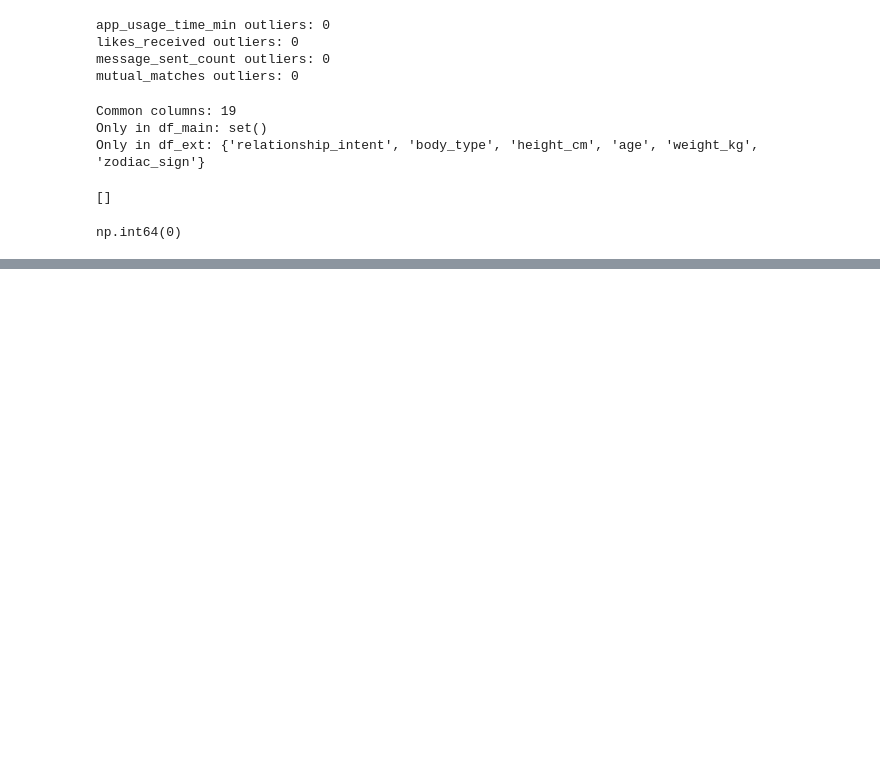
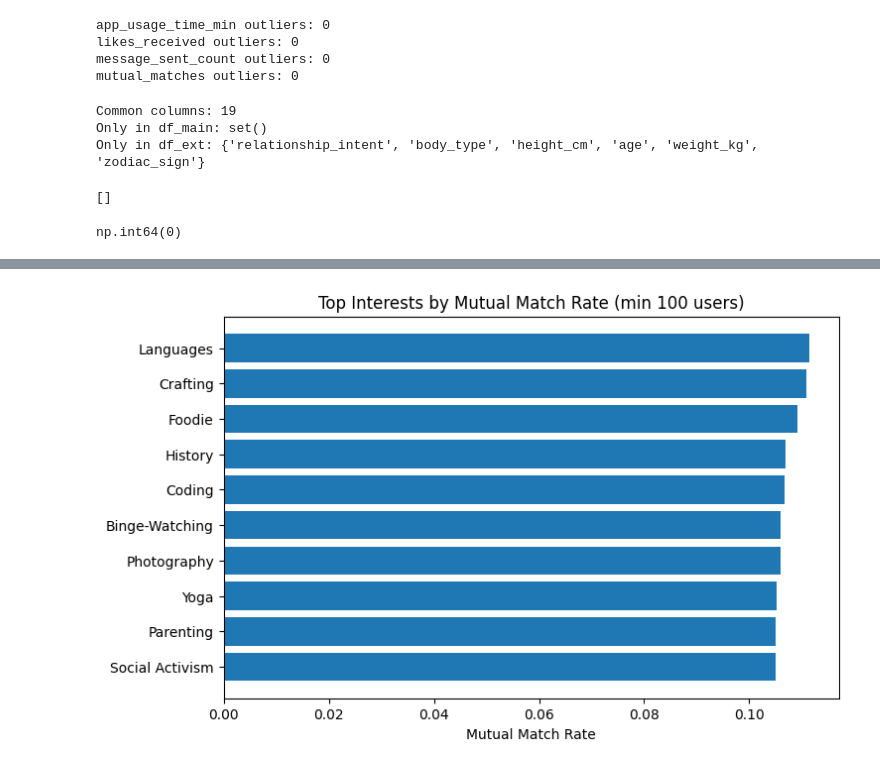
Before and after one commit to chiaralanzi93-create/machine_learning_dating_app_project, a Jupyter notebook: notebooks/eda_initial_ouhai.ipynb, the cells around one changed output, grey strips where cells are left out. Cells and saved outputs as stored; diff of their text form; code cells hidden in the pictures; blank space fills up the shorter version.

```diff
--- a/notebooks/eda_initial_ouhai.ipynb
+++ b/notebooks/eda_initial_ouhai.ipynb
@@ -209,0 +264,31 @@ np.int64(0)
+# %%
+
+df_interest = df_ext[['interest_tags', 'match_outcome']].dropna()
+df_interest = df_interest.assign(
+    interest=df_interest['interest_tags'].str.split(', ')
+).explode('interest')
+
+df_interest['is_mutual_match'] = (
+    df_interest['match_outcome'] == 'Mutual Match'
+).astype(int)
+
+interest_counts = df_interest['interest'].value_counts()
+valid_interests = interest_counts[interest_counts >= 100].index
+
+interest_match_rate_filtered = (
+    df_interest[df_interest['interest'].isin(valid_interests)]
+    .groupby('interest')['is_mutual_match']
+    .mean()
+    .sort_values(ascending=False)
+)
+
+top_interests = interest_match_rate_filtered.head(10)
+
+plt.figure(figsize=(8, 5))
+plt.barh(top_interests.index, top_interests.values)
+plt.xlabel("Mutual Match Rate")
+plt.title("Top Interests by Mutual Match Rate (min 100 users)")
+plt.gca().invert_yaxis()
+plt.show()
+# %% [output]
+[figure, added]
```
Also changed, not shown: parts of 3 cells of this notebook, 5 other files.
